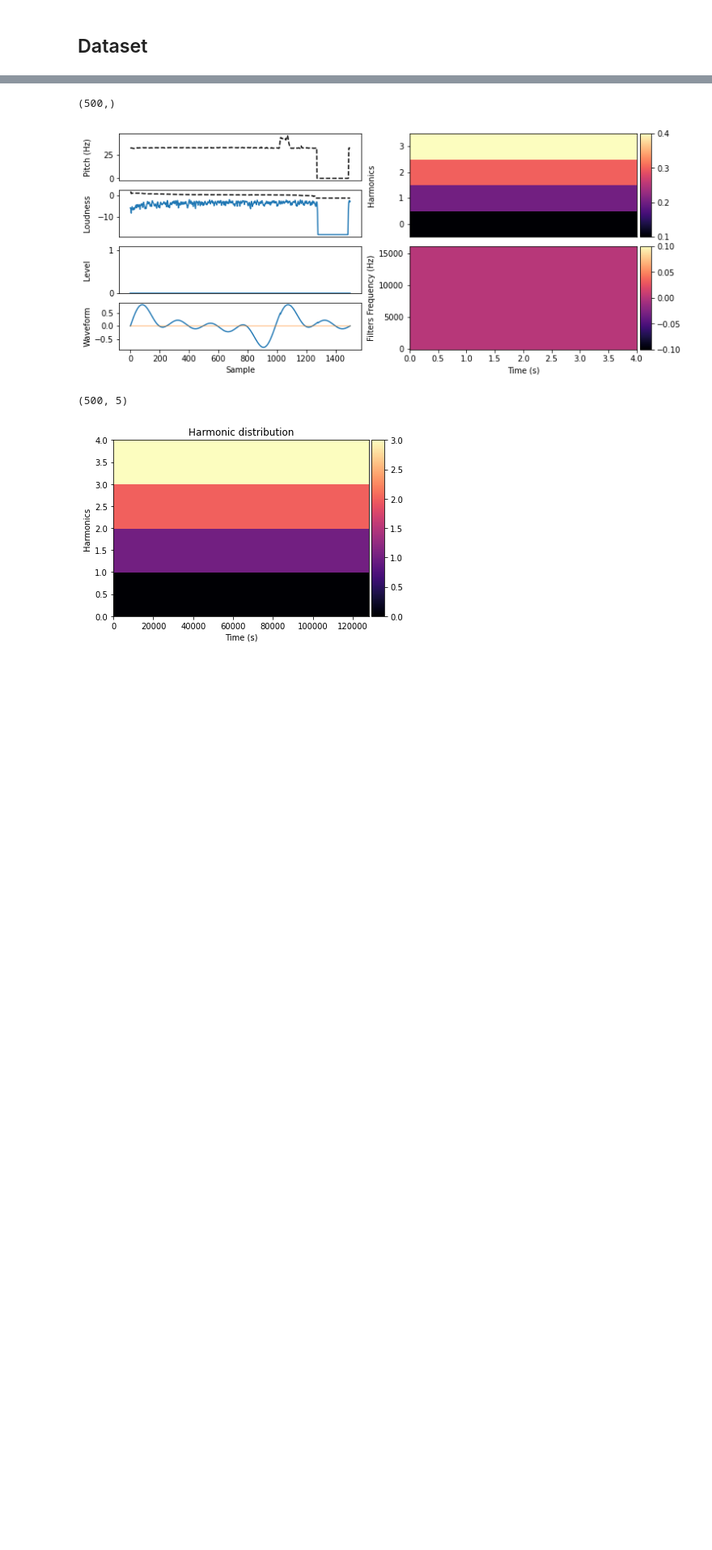
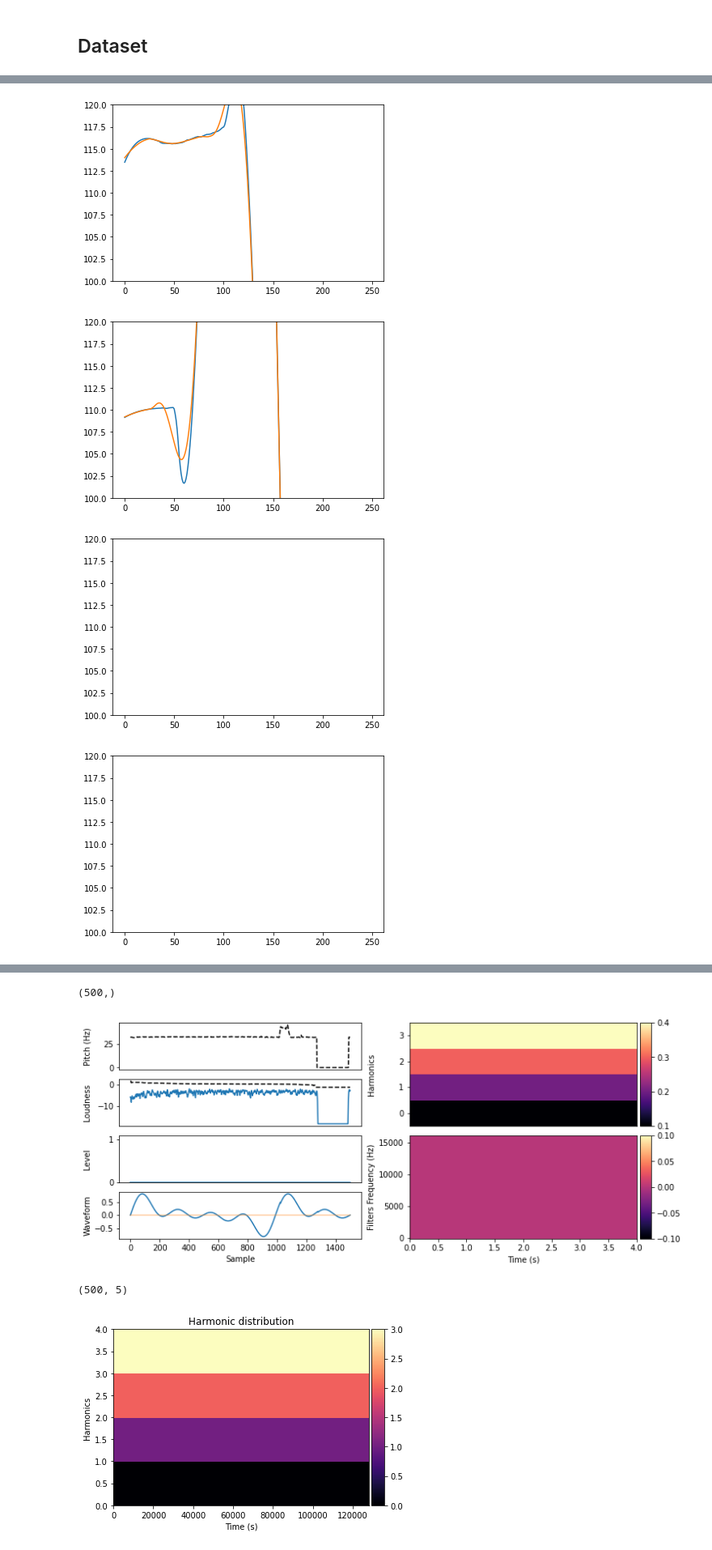
Before and after one commit to nabsara/deep-eurorack-control, a Jupyter notebook: notebooks/Untitled.ipynb, the cells around one changed output, grey strips where cells are left out. Shown at 81% size. Drawn from its saved outputs; the diff is of its cells as text; code cells hidden in the pictures; blank space fills up the shorter version.

```diff
--- a/notebooks/Untitled.ipynb
+++ b/notebooks/Untitled.ipynb
@@ -53,0 +129,15 @@ filtersp = filters[0].detach().numpy()
+# %%
+for i in range(4):
+    plt.figure()
+    pitchp = pitch[i]
+    plt.plot(pitchp)
+    from scipy.signal import savgol_filter
+    yhat = savgol_filter(pitchp[:,0], 51, 2) # window size 51, polynomial order 3
+    plt.plot(yhat)
+
+    plt.ylim(100,120)
+# %% [output]
+[figure, added]
+[figure, added]
+[figure, added]
+[figure, added]
```
Also changed, not shown: parts of 19 cells of this notebook, 3 other files.
